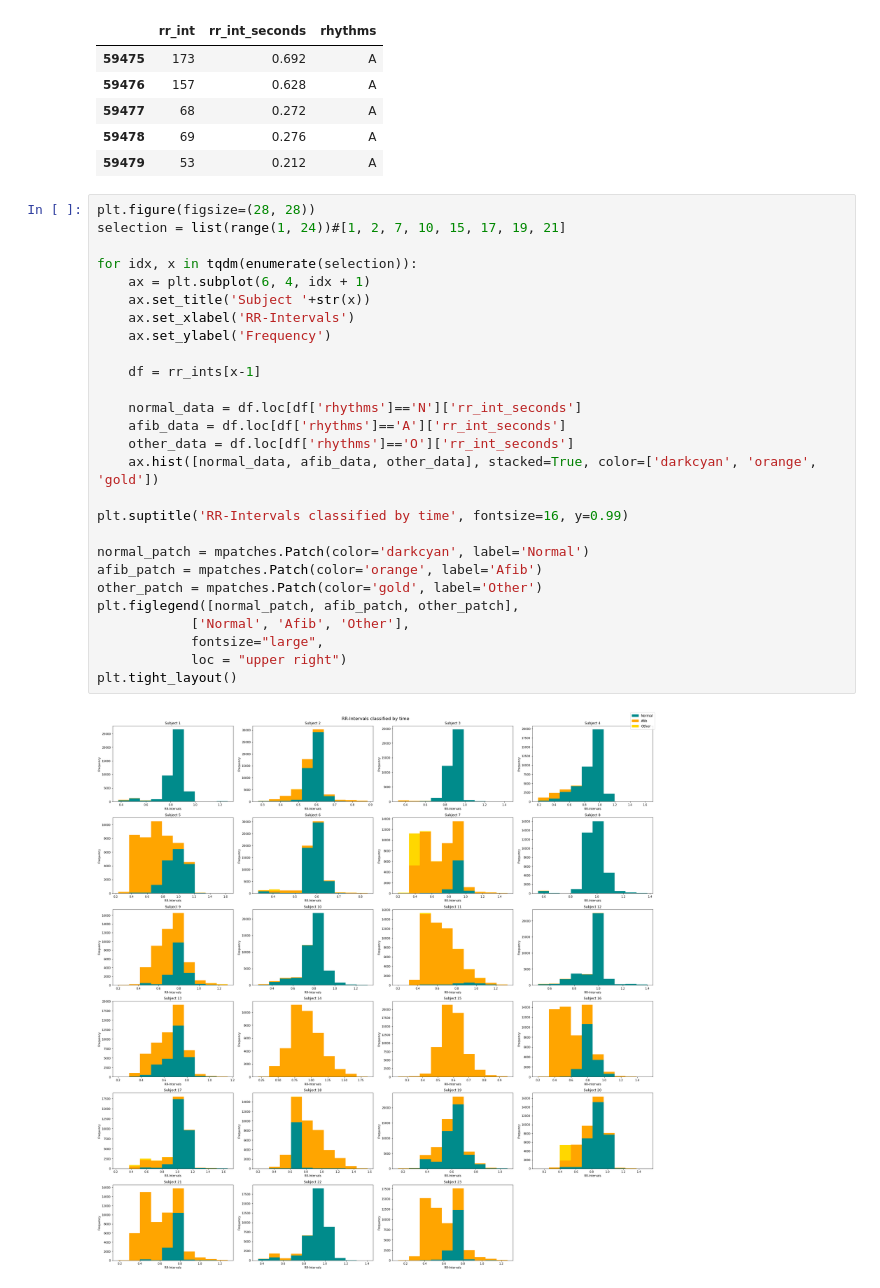
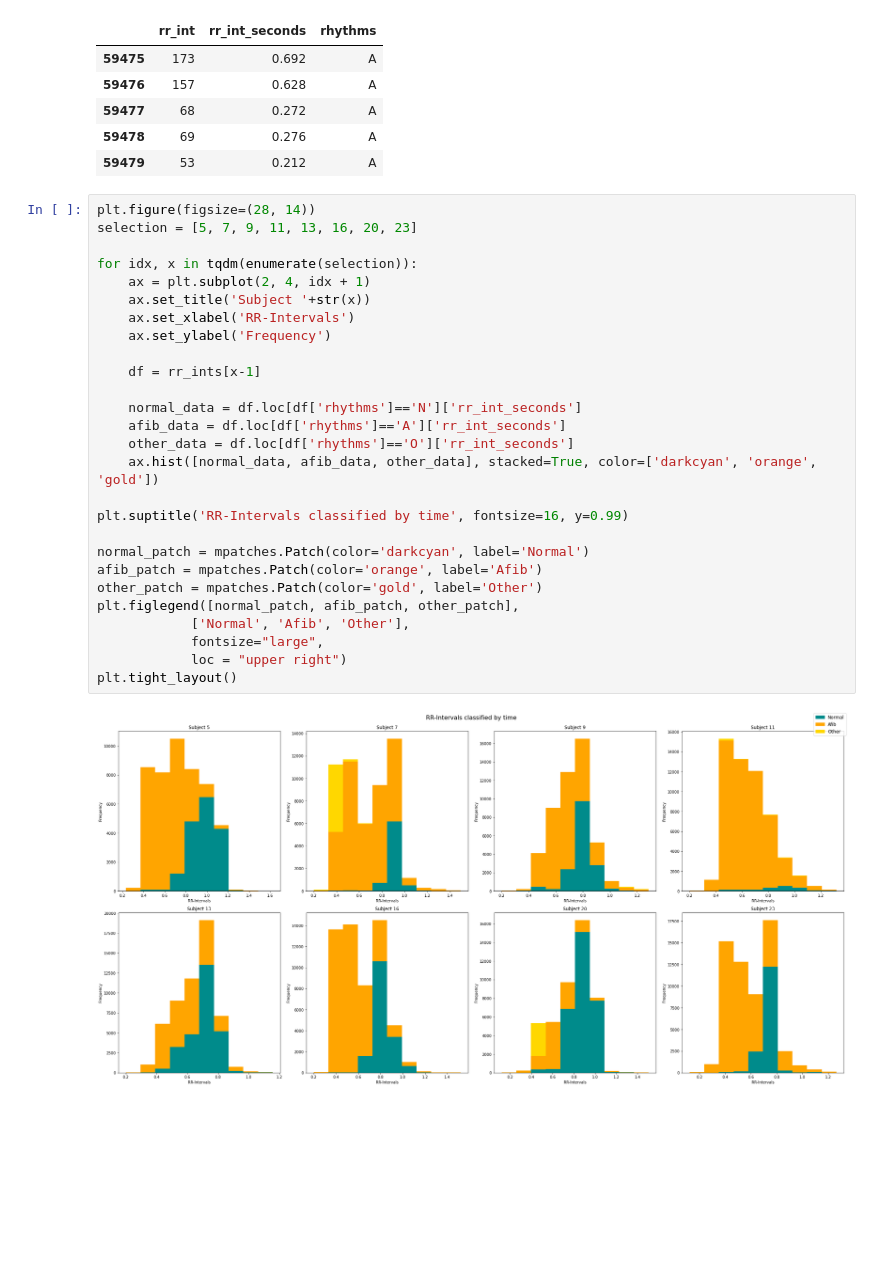
Before and after one commit to SVSM-AFib/2022-svsm-afib-group1, a Jupyter notebook: rr_histogram.ipynb, the cells around one changed output. Saved outputs shown, nothing was run; the diff lists cells and outputs as text; blank space fills up the shorter version.

Commit message:
added selected histograms

```diff
--- a/rr_histogram.ipynb
+++ b/rr_histogram.ipynb
@@ -47,31 +47,31 @@ rr_ints[22].tail()
 | 59478 | 69 | 0.276 | A |
 | 59479 | 53 | 0.212 | A |
 # %%
-plt.figure(figsize=(28, 28))
-selection = list(range(1, 24))#[1, 2, 7, 10, 15, 17, 19, 21]
+plt.figure(figsize=(28, 14))
+selection = [5, 7, 9, 11, 13, 16, 20, 23]
 
 for idx, x in tqdm(enumerate(selection)):
-    ax = plt.subplot(6, 4, idx + 1)
+    ax = plt.subplot(2, 4, idx + 1)
     ax.set_title('Subject '+str(x))
     ax.set_xlabel('RR-Intervals')
     ax.set_ylabel('Frequency')
 
     df = rr_ints[x-1]
 
     normal_data = df.loc[df['rhythms']=='N']['rr_int_seconds']
     afib_data = df.loc[df['rhythms']=='A']['rr_int_seconds']
     other_data = df.loc[df['rhythms']=='O']['rr_int_seconds']
     ax.hist([normal_data, afib_data, other_data], stacked=True, color=['darkcyan', 'orange', 'gold'])
 
 plt.suptitle('RR-Intervals classified by time', fontsize=16, y=0.99)
 
 normal_patch = mpatches.Patch(color='darkcyan', label='Normal')
 afib_patch = mpatches.Patch(color='orange', label='Afib')
 other_patch = mpatches.Patch(color='gold', label='Other')
 plt.figlegend([normal_patch, afib_patch, other_patch],
             ['Normal', 'Afib', 'Other'],
             fontsize="large",
             loc = "upper right")
 plt.tight_layout()
 # %% [output]
-[figure, old version]
+[figure, new version]
```
Also changed, not shown: 1 other file.
